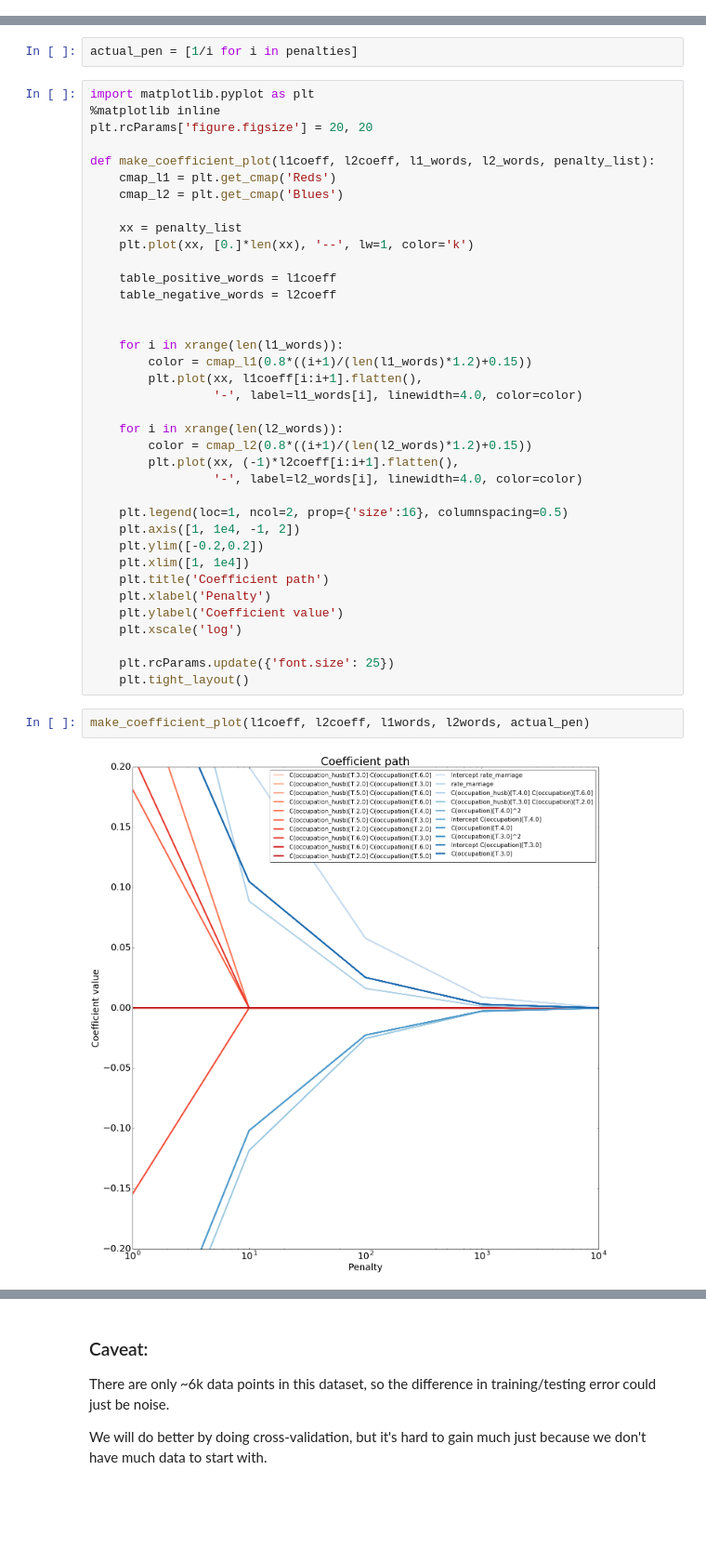
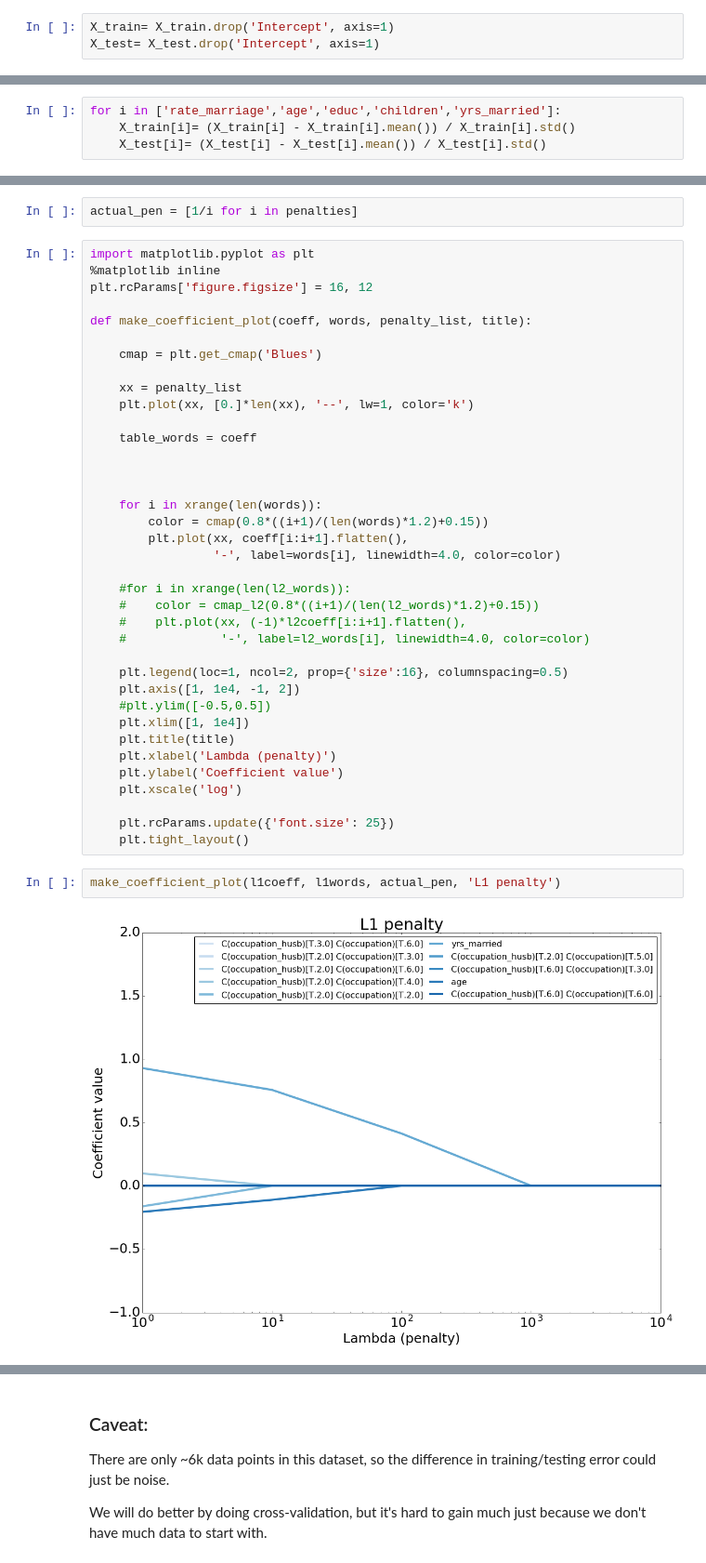
Before and after one commit to ExLupi/LogisticRegressionWiDS, a Jupyter notebook: Logistic_Regression.ipynb, the cells around one changed output, grey strips where cells are left out. Shown: that part at 93% size. Cells and saved outputs as stored; diff of their text form; blank space fills up the shorter version.

```diff
--- a/Logistic_Regression.ipynb
+++ b/Logistic_Regression.ipynb
@@ -267,3 +278,6 @@ We can add features to include interaction terms.
+# %%
+X_train= X_train.drop('Intercept', axis=1)
+X_test= X_test.drop('Intercept', axis=1)
 # %%
 print X_train.shape
 print X_test.shape
@@ -272,0 +296,4 @@ print X_test.shape
+# %%
+for i in ['rate_marriage','age','educ','children','yrs_married']:
+    X_train[i]= (X_train[i] - X_train[i].mean()) / X_train[i].std()
+    X_test[i]= (X_test[i] - X_test[i].mean()) / X_test[i].std()
@@ -431,41 +465,41 @@ actual_pen = [1/i for i in penalties]
 # %%
 import matplotlib.pyplot as plt
 %matplotlib inline
-plt.rcParams['figure.figsize'] = 20, 20
+plt.rcParams['figure.figsize'] = 16, 12
 
-def make_coefficient_plot(l1coeff, l2coeff, l1_words, l2_words, penalty_list):
-    cmap_l1 = plt.get_cmap('Reds')
-    cmap_l2 = plt.get_cmap('Blues')
+def make_coefficient_plot(coeff, words, penalty_list, title):
+
+    cmap = plt.get_cmap('Blues')
 
     xx = penalty_list
     plt.plot(xx, [0.]*len(xx), '--', lw=1, color='k')
 
-    table_positive_words = l1coeff
-    table_negative_words = l2coeff
+    table_words = coeff
 
 
-    for i in xrange(len(l1_words)):
-        color = cmap_l1(0.8*((i+1)/(len(l1_words)*1.2)+0.15))
-        plt.plot(xx, l1coeff[i:i+1].flatten(),
-                 '-', label=l1_words[i], linewidth=4.0, color=color)
 
-    for i in xrange(len(l2_words)):
-        color = cmap_l2(0.8*((i+1)/(len(l2_words)*1.2)+0.15))
-        plt.plot(xx, (-1)*l2coeff[i:i+1].flatten(),
-                 '-', label=l2_words[i], linewidth=4.0, color=color)
+    for i in xrange(len(words)):
+        color = cmap(0.8*((i+1)/(len(words)*1.2)+0.15))
+        plt.plot(xx, coeff[i:i+1].flatten(),
+                 '-', label=words[i], linewidth=4.0, color=color)
+
+    #for i in xrange(len(l2_words)):
+    #    color = cmap_l2(0.8*((i+1)/(len(l2_words)*1.2)+0.15))
+    #    plt.plot(xx, (-1)*l2coeff[i:i+1].flatten(),
+    #             '-', label=l2_words[i], linewidth=4.0, color=color)
 
     plt.legend(loc=1, ncol=2, prop={'size':16}, columnspacing=0.5)
     plt.axis([1, 1e4, -1, 2])
-    plt.ylim([-0.2,0.2])
+    #plt.ylim([-0.5,0.5])
     plt.xlim([1, 1e4])
-    plt.title('Coefficient path')
-    plt.xlabel('Penalty')
+    plt.title(title)
+    plt.xlabel('Lambda (penalty)')
     plt.ylabel('Coefficient value')
     plt.xscale('log')
 
     plt.rcParams.update({'font.size': 25})
     plt.tight_layout()
 # %%
-make_coefficient_plot(l1coeff, l2coeff, l1words, l2words, actual_pen)
+make_coefficient_plot(l1coeff, l1words, actual_pen, 'L1 penalty')
 # %% [output]
-[figure, old version]
+[figure, new version]
```
Also changed, not shown: parts of 19 cells of this notebook.
